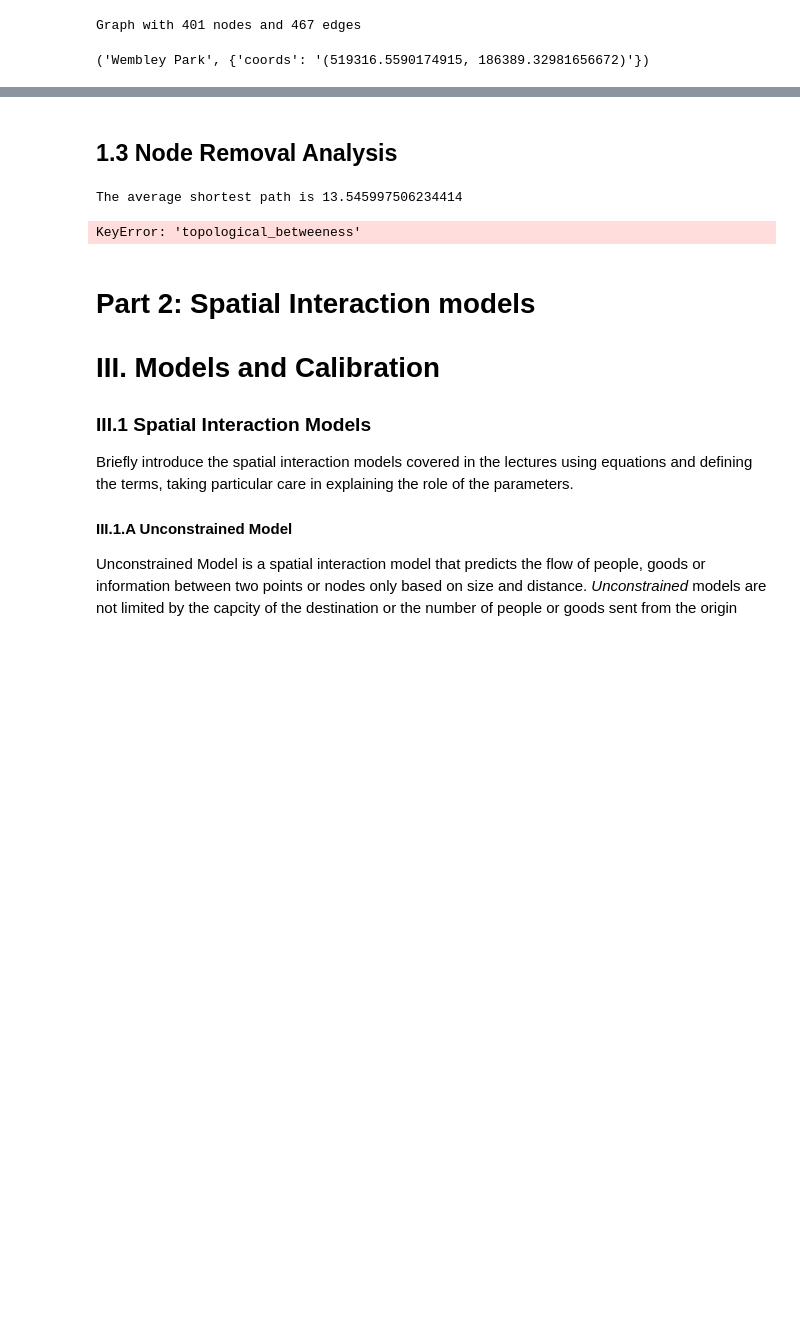
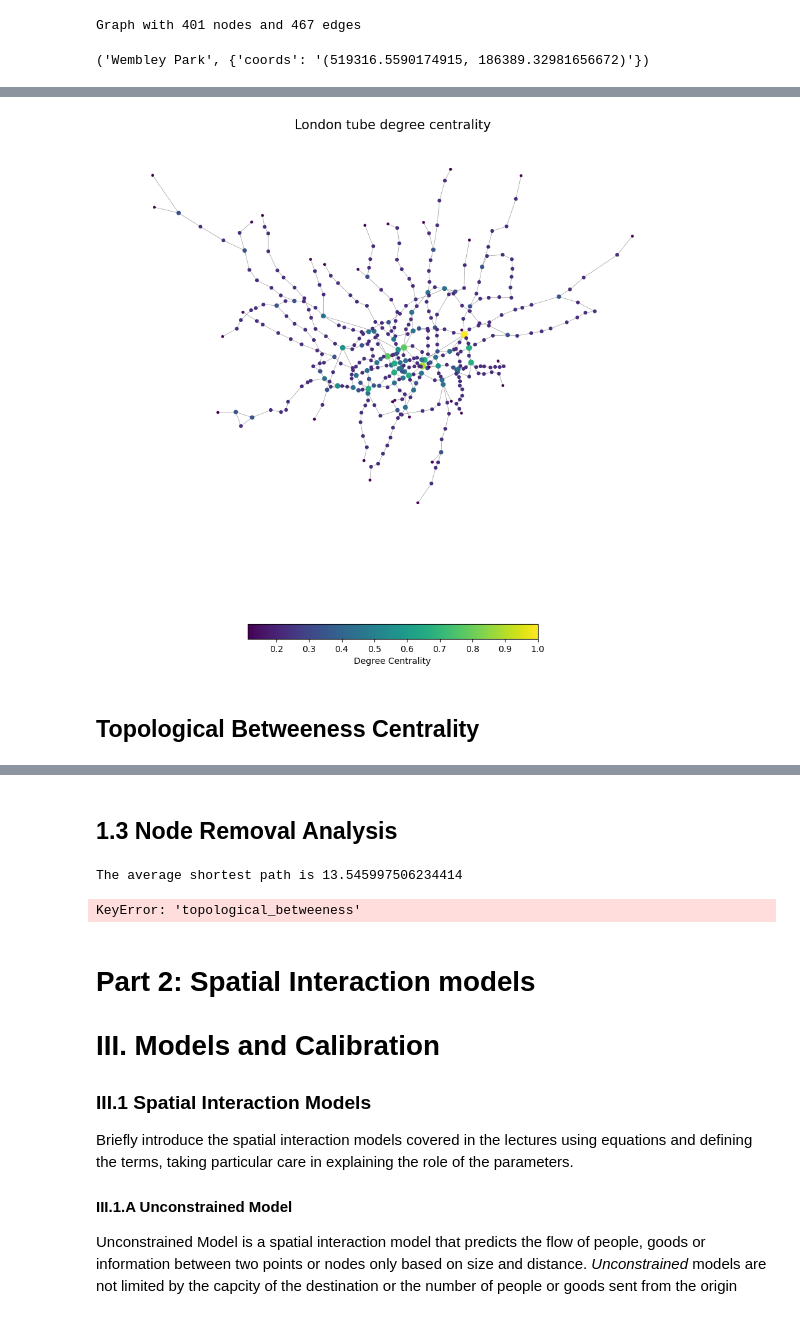
Before and after one commit to MengyuanHan1/CASA0002-Urban-Simulation, a Jupyter notebook: UrbanSim.ipynb, the cells around one changed output, grey strips where cells are left out. Saved outputs shown, nothing was run; the diff lists cells and outputs as text; code cells hidden in the pictures; blank space fills up the shorter version.

```diff
--- a/UrbanSim.ipynb
+++ b/UrbanSim.ipynb
@@ -26,0 +86,7 @@ Graph with 401 nodes and 467 edges
+# %%
+#Degree centrality add to the nodes
+deg_london =nx.degree_centrality(G)
+nx.set_node_attributes(G,dict(deg_london),'degree')
+
+# check
+list(G.nodes(data=True))[0:5]
@@ -26,0 +123,31 @@ Graph with 401 nodes and 467 edges
+# %%
+# Lets set colour and size of nodes according to betweenness values
+degree_values=[(i[1]['degree']) for i in G.nodes(data=True)]
+
+deg_color=[(i[1]['degree']/(max(degree_values))) for i in G.nodes(data=True)]
+deg_size=[(i[1]['degree']/(max(degree_values)))*50 for i in G.nodes(data=True)]
+
+
+
+# Plot graph
+
+pos=pos
+
+fig, ax = plt.subplots(figsize=(12,12))
+
+
+nx.draw_networkx_edges(G, pos,edge_color='gray',
+        width=0.4)
+nod=nx.draw_networkx_nodes(G,
+        pos = pos,
+        node_color= deg_color,
+        node_size= deg_size)
+
+plt.colorbar(nod,label="Degree Centrality",orientation="horizontal", shrink=0.5)
+plt.axis("off")
+plt.title("London tube degree centrality",fontsize=15)
+plt.show()
+# %% [output]
+[figure, added]
+# %% [markdown]
+## Topological Betweeness Centrality
```
Also changed, not shown: parts of 18 cells of this notebook.
